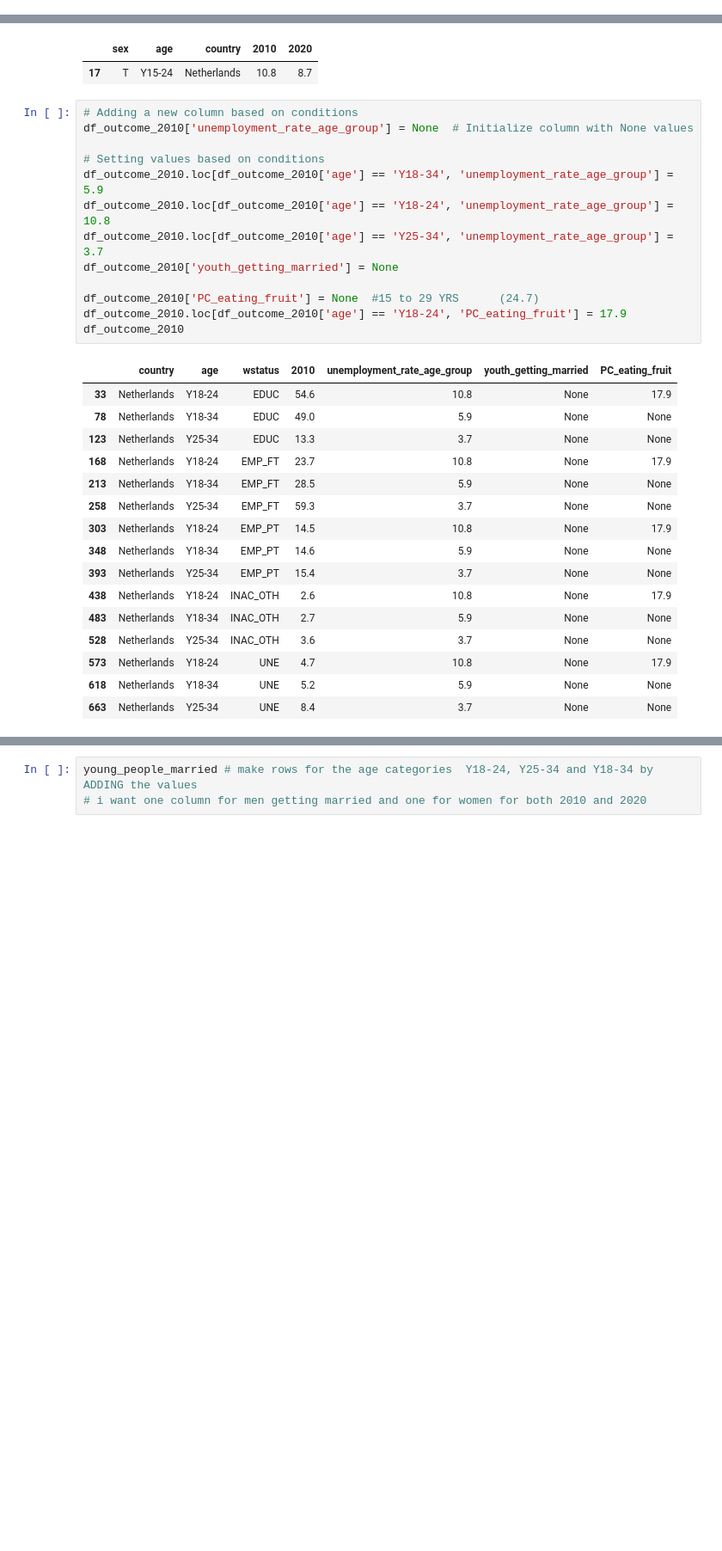
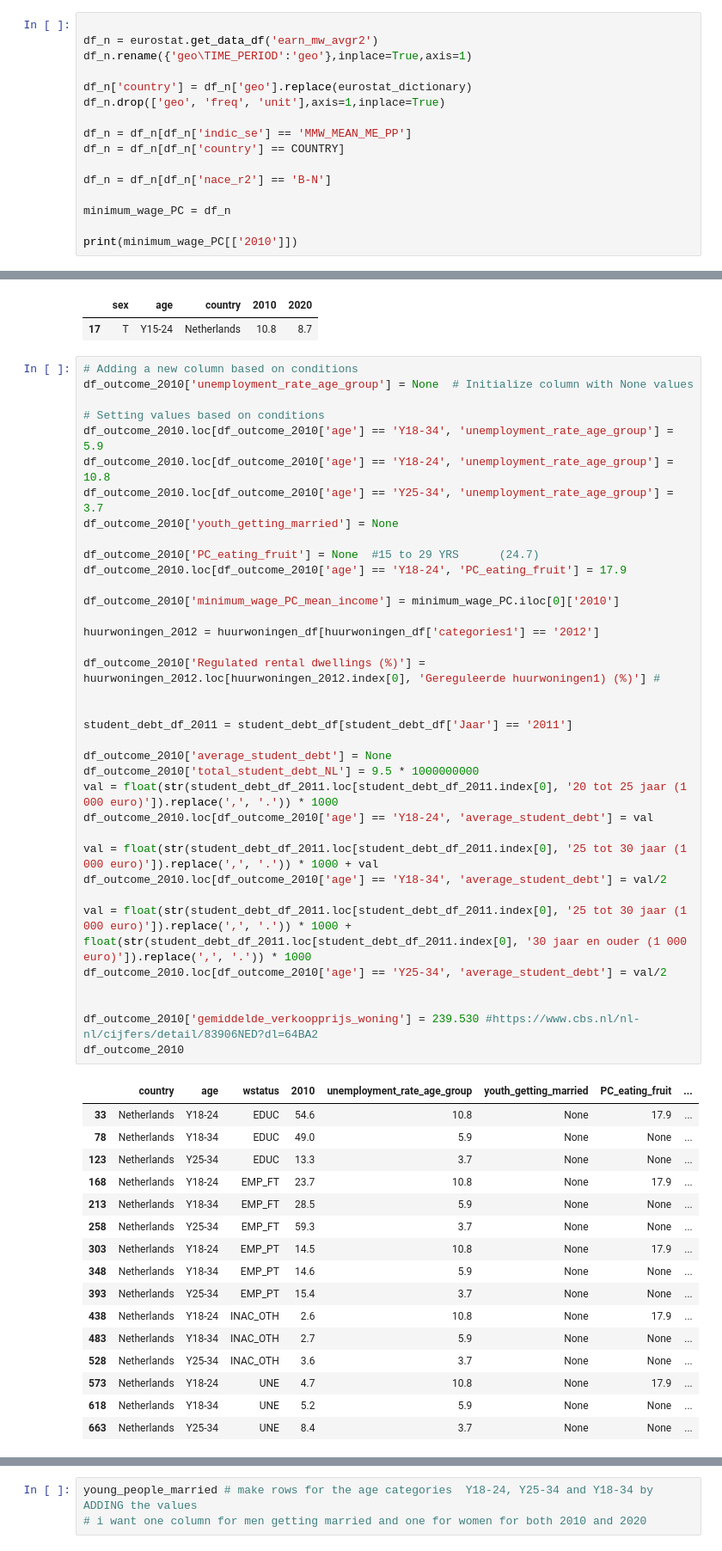
Before and after one commit to AnneLouisedb/Causality_Eurostat, a Jupyter notebook: research_outline.ipynb, the cells around one changed output, grey strips where cells are left out. Shown: that part at 86% size. Cells and saved outputs as stored; diff of their text form; blank space fills up the shorter version.

Commit message:
student debt

```diff
--- a/research_outline.ipynb
+++ b/research_outline.ipynb
@@ -425,0 +457,16 @@ df_n
+# %%
+
+df_n = eurostat.get_data_df('earn_mw_avgr2')
+df_n.rename({'geo\TIME_PERIOD':'geo'},inplace=True,axis=1)
+
+df_n['country'] = df_n['geo'].replace(eurostat_dictionary)
+df_n.drop(['geo', 'freq', 'unit'],axis=1,inplace=True)
+
+df_n = df_n[df_n['indic_se'] == 'MMW_MEAN_ME_PP']
+df_n = df_n[df_n['country'] == COUNTRY]
+
+df_n = df_n[df_n['nace_r2'] == 'B-N']
+
+minimum_wage_PC = df_n
+
+print(minimum_wage_PC[['2010']])
@@ -513,30 +563,53 @@ df1
 # %%
 # Adding a new column based on conditions
 df_outcome_2010['unemployment_rate_age_group'] = None  # Initialize column with None values
 
 # Setting values based on conditions
 df_outcome_2010.loc[df_outcome_2010['age'] == 'Y18-34', 'unemployment_rate_age_group'] = 5.9
 df_outcome_2010.loc[df_outcome_2010['age'] == 'Y18-24', 'unemployment_rate_age_group'] = 10.8
 df_outcome_2010.loc[df_outcome_2010['age'] == 'Y25-34', 'unemployment_rate_age_group'] = 3.7
 df_outcome_2010['youth_getting_married'] = None
 
 df_outcome_2010['PC_eating_fruit'] = None  #15 to 29 YRS	  (24.7)
 df_outcome_2010.loc[df_outcome_2010['age'] == 'Y18-24', 'PC_eating_fruit'] = 17.9
+
+df_outcome_2010['minimum_wage_PC_mean_income'] = minimum_wage_PC.iloc[0]['2010']
+
+huurwoningen_2012 = huurwoningen_df[huurwoningen_df['categories1'] == '2012']
+
+df_outcome_2010['Regulated rental dwellings (%)'] = huurwoningen_2012.loc[huurwoningen_2012.index[0], 'Gereguleerde huurwoningen1) (%)'] #
+
+
+student_debt_df_2011 = student_debt_df[student_debt_df['Jaar'] == '2011']
+
+df_outcome_2010['average_student_debt'] = None
+df_outcome_2010['total_student_debt_NL'] = 9.5 * 1000000000
+val = float(str(student_debt_df_2011.loc[student_debt_df_2011.index[0], '20 tot 25 jaar (1 000 euro)']).replace(',', '.')) * 1000
+df_outcome_2010.loc[df_outcome_2010['age'] == 'Y18-24', 'average_student_debt'] = val
+
+val = float(str(student_debt_df_2011.loc[student_debt_df_2011.index[0], '25 tot 30 jaar (1 000 euro)']).replace(',', '.')) * 1000 + val
+df_outcome_2010.loc[df_outcome_2010['age'] == 'Y18-34', 'average_student_debt'] = val/2
+
+val = float(str(student_debt_df_2011.loc[student_debt_df_2011.index[0], '25 tot 30 jaar (1 000 euro)']).replace(',', '.')) * 1000 +  float(str(student_debt_df_2011.loc[student_debt_df_2011.index[0], '30 jaar en ouder (1 000 euro)']).replace(',', '.')) * 1000
+df_outcome_2010.loc[df_outcome_2010['age'] == 'Y25-34', 'average_student_debt'] = val/2
+
+
+df_outcome_2010['gemiddelde_verkoopprijs_woning'] = 239.530 #https://www.cbs.nl/nl-nl/cijfers/detail/83906NED?dl=64BA2
 df_outcome_2010
 # %% [output]
-|  | country | age | wstatus | 2010 | unemployment_rate_age_group | youth_getting_married | PC_eating_fruit |
-| 33 | Netherlands | Y18-24 | EDUC | 54.6 | 10.8 | None | 17.9 |
-| 78 | Netherlands | Y18-34 | EDUC | 49.0 | 5.9 | None | None |
-| 123 | Netherlands | Y25-34 | EDUC | 13.3 | 3.7 | None | None |
-| 168 | Netherlands | Y18-24 | EMP_FT | 23.7 | 10.8 | None | 17.9 |
-| 213 | Netherlands | Y18-34 | EMP_FT | 28.5 | 5.9 | None | None |
-| 258 | Netherlands | Y25-34 | EMP_FT | 59.3 | 3.7 | None | None |
-| 303 | Netherlands | Y18-24 | EMP_PT | 14.5 | 10.8 | None | 17.9 |
-| 348 | Netherlands | Y18-34 | EMP_PT | 14.6 | 5.9 | None | None |
-| 393 | Netherlands | Y25-34 | EMP_PT | 15.4 | 3.7 | None | None |
-| 438 | Netherlands | Y18-24 | INAC_OTH | 2.6 | 10.8 | None | 17.9 |
-| 483 | Netherlands | Y18-34 | INAC_OTH | 2.7 | 5.9 | None | None |
-| 528 | Netherlands | Y25-34 | INAC_OTH | 3.6 | 3.7 | None | None |
-| 573 | Netherlands | Y18-24 | UNE | 4.7 | 10.8 | None | 17.9 |
-| 618 | Netherlands | Y18-34 | UNE | 5.2 | 5.9 | None | None |
-| 663 | Netherlands | Y25-34 | UNE | 8.4 | 3.7 | None | None |
+|  | country | age | wstatus | 2010 | unemployment_rate_age_group | youth_getting_married | PC_eating_fruit | ... |
+| 33 | Netherlands | Y18-24 | EDUC | 54.6 | 10.8 | None | 17.9 | ... |
+| 78 | Netherlands | Y18-34 | EDUC | 49.0 | 5.9 | None | None | ... |
+| 123 | Netherlands | Y25-34 | EDUC | 13.3 | 3.7 | None | None | ... |
+| 168 | Netherlands | Y18-24 | EMP_FT | 23.7 | 10.8 | None | 17.9 | ... |
+| 213 | Netherlands | Y18-34 | EMP_FT | 28.5 | 5.9 | None | None | ... |
+| 258 | Netherlands | Y25-34 | EMP_FT | 59.3 | 3.7 | None | None | ... |
+| 303 | Netherlands | Y18-24 | EMP_PT | 14.5 | 10.8 | None | 17.9 | ... |
+| 348 | Netherlands | Y18-34 | EMP_PT | 14.6 | 5.9 | None | None | ... |
+| 393 | Netherlands | Y25-34 | EMP_PT | 15.4 | 3.7 | None | None | ... |
+| 438 | Netherlands | Y18-24 | INAC_OTH | 2.6 | 10.8 | None | 17.9 | ... |
+| 483 | Netherlands | Y18-34 | INAC_OTH | 2.7 | 5.9 | None | None | ... |
+| 528 | Netherlands | Y25-34 | INAC_OTH | 3.6 | 3.7 | None | None | ... |
+| 573 | Netherlands | Y18-24 | UNE | 4.7 | 10.8 | None | 17.9 | ... |
+| 618 | Netherlands | Y18-34 | UNE | 5.2 | 5.9 | None | None | ... |
+| 663 | Netherlands | Y25-34 | UNE | 8.4 | 3.7 | None | None | ... |
```
Also changed, not shown: parts of 14 cells of this notebook, 3 other files.
